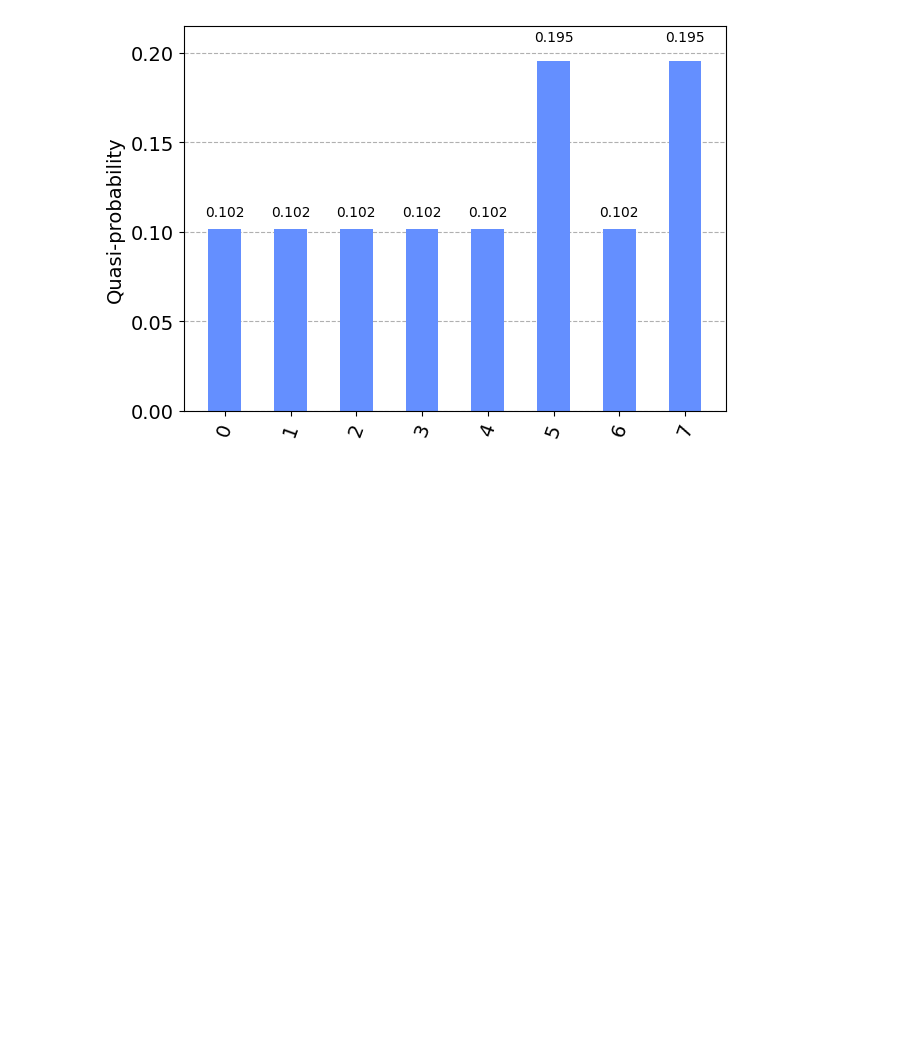
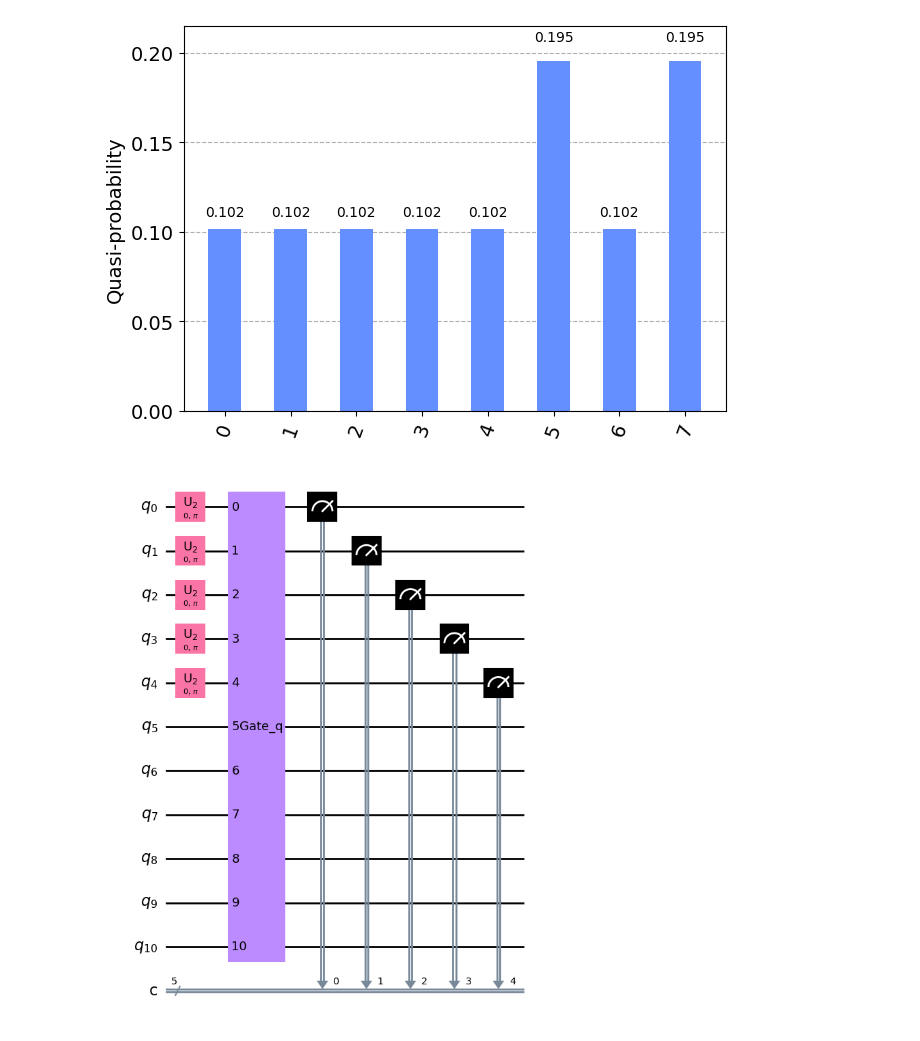
Before and after one commit to Bossy-Ye/C2Q, a Jupyter notebook: classical_to_quantum/examples/presentation.ipynb, the cells around one changed output. Cells and saved outputs as stored; diff of their text form; code cells hidden in the pictures; blank space fills up the shorter version.

```diff
--- a/classical_to_quantum/examples/presentation.ipynb
+++ b/classical_to_quantum/examples/presentation.ipynb
@@ -461,3 +459,49 @@ res = generator.run_qasm_simulator(factor_qasm.get('grover'))
 plot_histogram(res.quasi_dists)
 # %% [output]
 [figure]
+# %%
+classical_code = """
+def is_independent_set(graph, subset):
+    # Check if the subset is an independent set
+    for i in range(len(subset)):
+        for j in range(i + 1, len(subset)):
+            if graph[subset[i]][subset[j]] == 1:
+                return False
+    return True
+
+def find_max_independent_set(graph):
+    n = len(graph)
+    nodes = list(range(n))
+    max_independent_set = []
+
+    # Check all possible subsets
+    for size in range(1, n + 1):
+        for subset in itertools.combinations(nodes, size):
+            if is_independent_set(graph, subset):
+                if len(subset) > len(max_independent_set):
+                    max_independent_set = subset
+
+    return max_independent_set
+
+# Example usage:
+# Adjacency matrix representation of the graph
+graph = [
+    [0, 1, 0, 0, 0],
+    [1, 0, 1, 1, 0],
+    [0, 1, 0, 0, 1],
+    [0, 1, 0, 0, 1],
+    [0, 0, 1, 1, 0]
+]
+
+max_independent_set = find_max_independent_set(graph)
+print("Maximum Independent Set:", max_independent_set)
+"""
+from classical_to_quantum.Framework.recommender import *
+# %%
+generator = QASMGenerator()
+QCs, _ = generator.qasm_generate(classical_code)
+Recommender.run(QCs)
+circuit = qasm2.loads(QCs.get("grover"), custom_instructions=qasm2.LEGACY_CUSTOM_INSTRUCTIONS)
+display(circuit.decompose().draw('mpl'))
+# %% [output]
+[figure, added]
```
Also changed, not shown: parts of 1 cell of this notebook, 15 other files.
